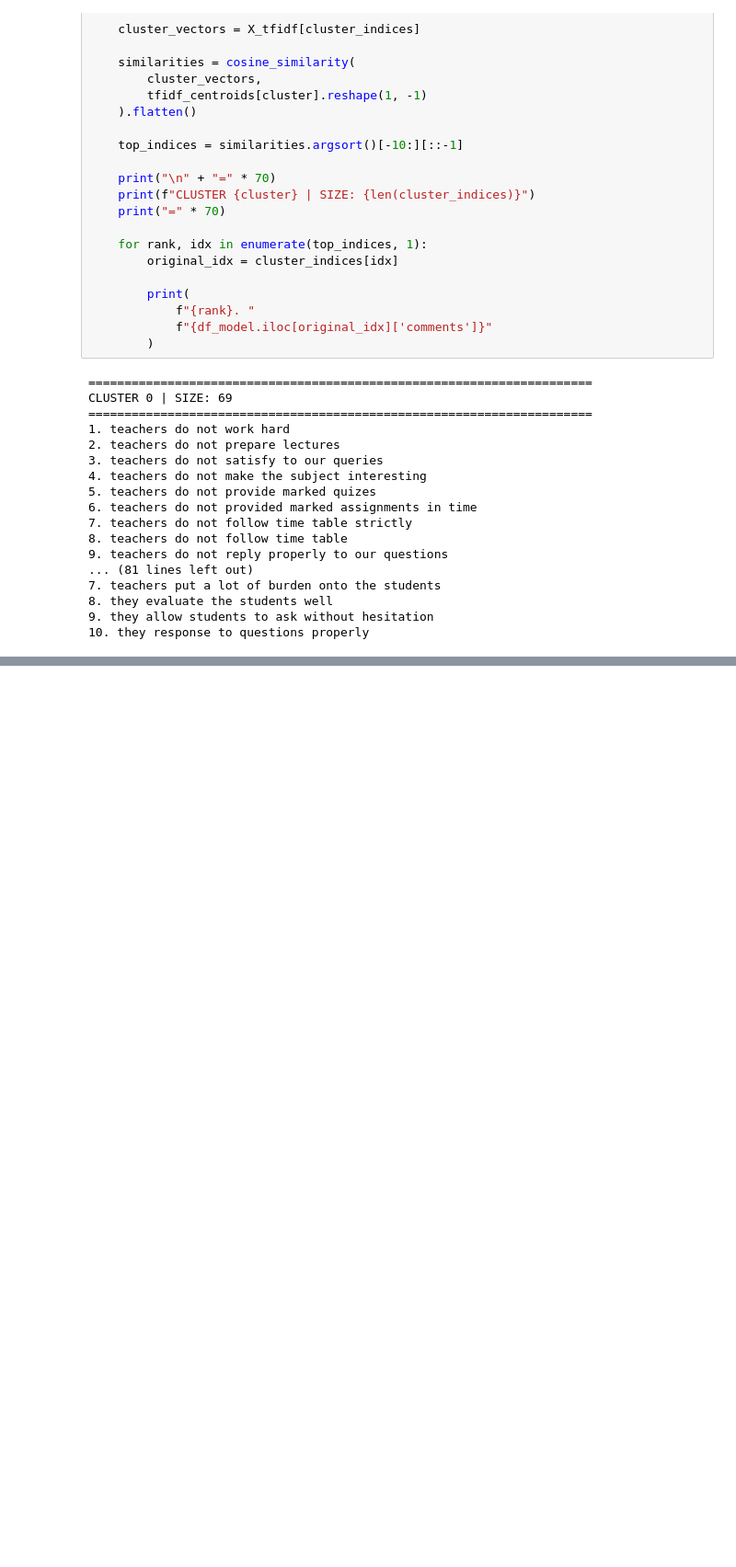
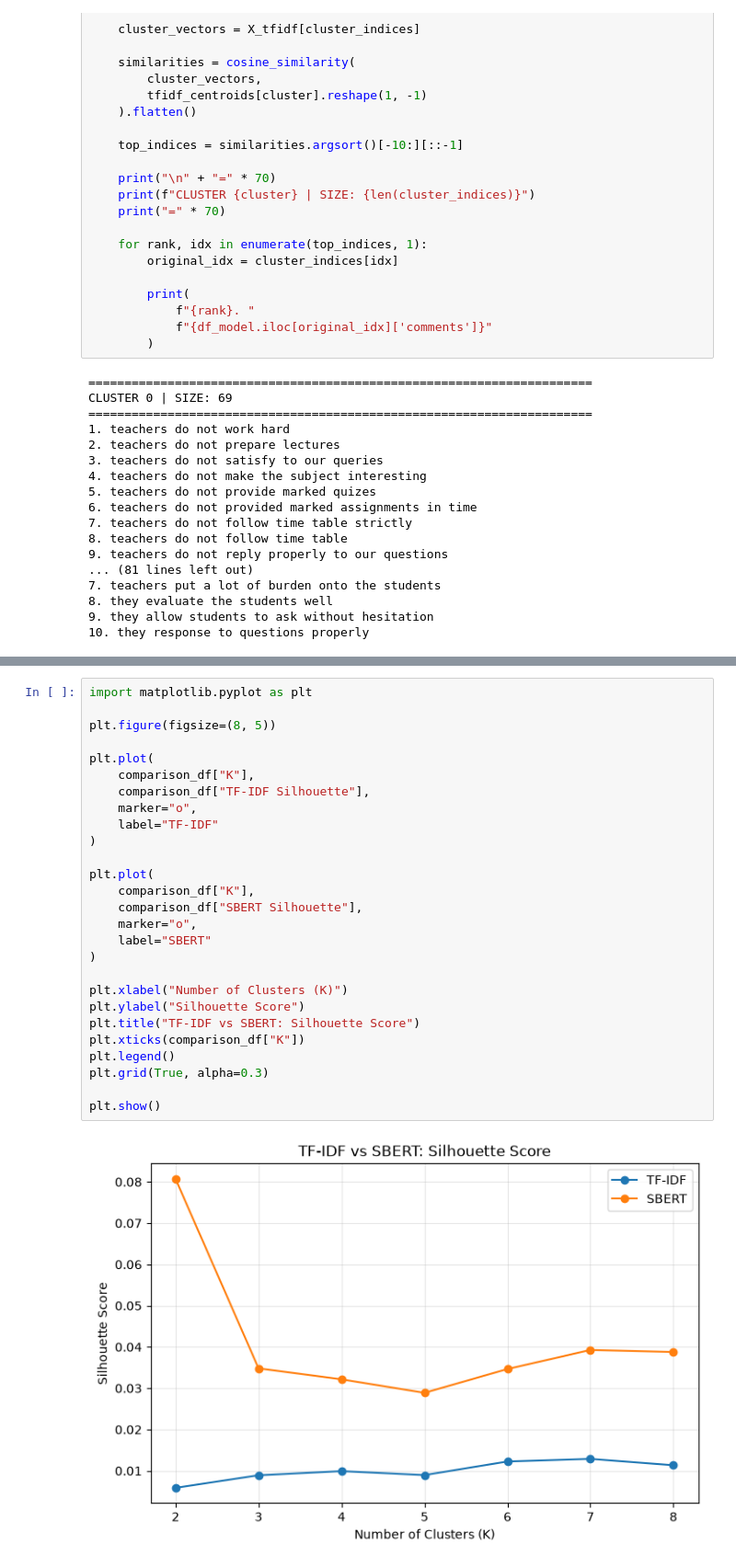
Before and after one commit to srushtisoni08/NLP-Feedback-Clustering, a Jupyter notebook: notebooks/05_comparison_evaluation.ipynb, the cells around one changed output, grey strips where cells are left out. Shown at 92% size. Drawn from its saved outputs; the diff is of its cells as text; blank space fills up the shorter version.

```diff
--- a/notebooks/05_comparison_evaluation.ipynb
+++ b/notebooks/05_comparison_evaluation.ipynb
@@ -340,0 +427,29 @@ KeyError: 'sbert_cluster_7'
+# %%
+import matplotlib.pyplot as plt
+
+plt.figure(figsize=(8, 5))
+
+plt.plot(
+    comparison_df["K"],
+    comparison_df["TF-IDF Silhouette"],
+    marker="o",
+    label="TF-IDF"
+)
+
+plt.plot(
+    comparison_df["K"],
+    comparison_df["SBERT Silhouette"],
+    marker="o",
+    label="SBERT"
+)
+
+plt.xlabel("Number of Clusters (K)")
+plt.ylabel("Silhouette Score")
+plt.title("TF-IDF vs SBERT: Silhouette Score")
+plt.xticks(comparison_df["K"])
+plt.legend()
+plt.grid(True, alpha=0.3)
+
+plt.show()
+# %% [output]
+[figure, added]
```
Also changed, not shown: parts of 21 cells of this notebook, 2 other files.
